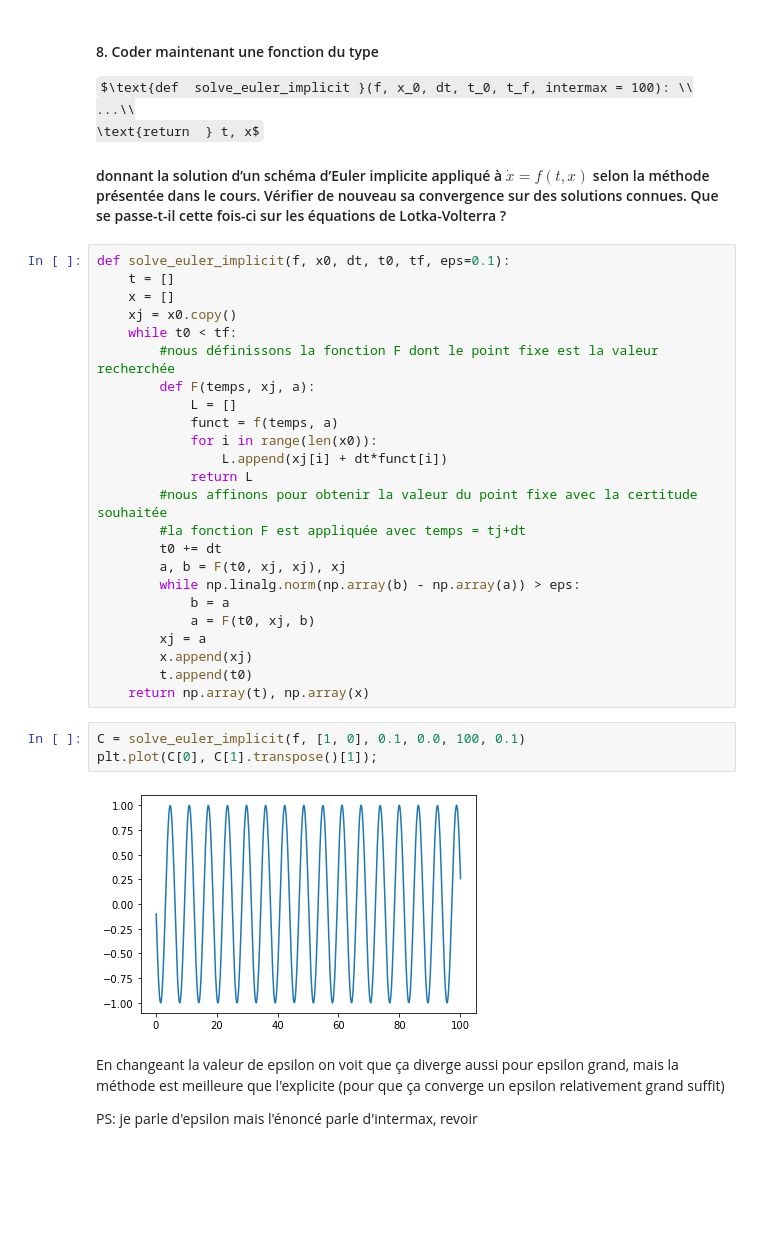
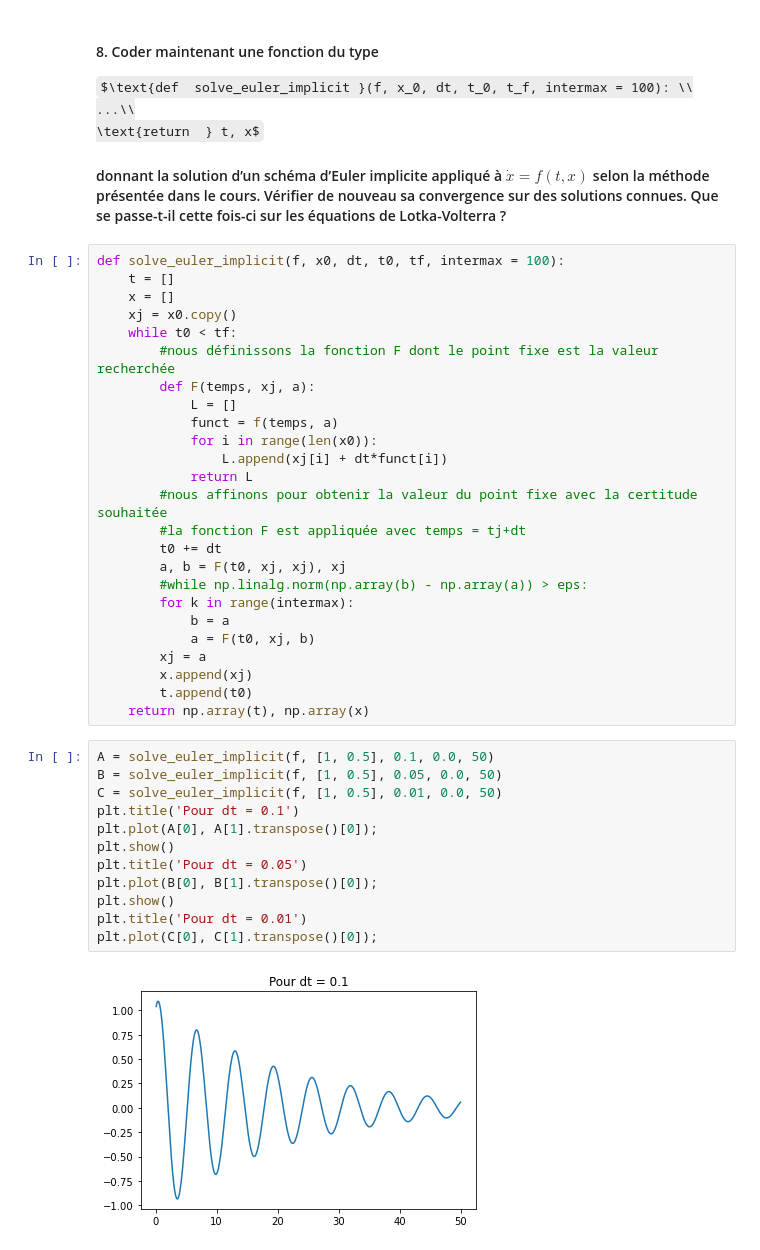
Before and after one commit to Martin-GE/projet_equa_diff, a Jupyter notebook: Projet équations différentielles.ipynb, the cells around one changed output. Saved outputs shown, nothing was run; the diff lists cells and outputs as text; some formulas as TeX source; blank space fills up the shorter version.

```diff
--- a/Projet équations différentielles.ipynb
+++ b/Projet équations différentielles.ipynb
@@ -218,7 +332,7 @@ $\text{def  solve_euler_implicit }(f, x_0, dt, t_0, t_f, intermax = 100): \\
 
 #### donnant la solution d’un schéma d’Euler implicite appliqué à $\dot{x} = f(t, x)$ selon la méthode présentée dans le cours. Vérifier de nouveau sa convergence sur des solutions connues. Que se passe-t-il cette fois-ci sur les équations de Lotka-Volterra ?
 # %%
-def solve_euler_implicit(f, x0, dt, t0, tf, eps=0.1):
+def solve_euler_implicit(f, x0, dt, t0, tf, intermax = 100):
     t = []
     x = []
     xj = x0.copy()
@@ -234,19 +348,25 @@ def solve_euler_implicit(f, x0, dt, t0, tf, eps=0.1):
         #la fonction F est appliquée avec temps = tj+dt
         t0 += dt
         a, b = F(t0, xj, xj), xj
-        while np.linalg.norm(np.array(b) - np.array(a)) > eps:
+        #while np.linalg.norm(np.array(b) - np.array(a)) > eps:
+        for k in range(intermax):
             b = a
             a = F(t0, xj, b)
         xj = a
         x.append(xj)
         t.append(t0)
     return np.array(t), np.array(x)
-# %%
-C = solve_euler_implicit(f, [1, 0], 0.1, 0.0, 100, 0.1)
-plt.plot(C[0], C[1].transpose()[1]);
-# %% [output]
-[figure, removed]
-# %% [markdown]
-En changeant la valeur de epsilon on voit que ça diverge aussi pour epsilon grand, mais la méthode est meilleure que l'explicite (pour que ça converge un epsilon relativement grand suffit)
-
-PS: je parle d'epsilon mais l'énoncé parle d'intermax, revoir
+# %%
+A = solve_euler_implicit(f, [1, 0.5], 0.1, 0.0, 50)
+B = solve_euler_implicit(f, [1, 0.5], 0.05, 0.0, 50)
+C = solve_euler_implicit(f, [1, 0.5], 0.01, 0.0, 50)
+plt.title('Pour dt = 0.1')
+plt.plot(A[0], A[1].transpose()[0]);
+plt.show()
+plt.title('Pour dt = 0.05')
+plt.plot(B[0], B[1].transpose()[0]);
+plt.show()
+plt.title('Pour dt = 0.01')
+plt.plot(C[0], C[1].transpose()[0]);
+# %% [output]
+[figure, added]
```
Also changed, not shown: parts of 26 cells of this notebook.
